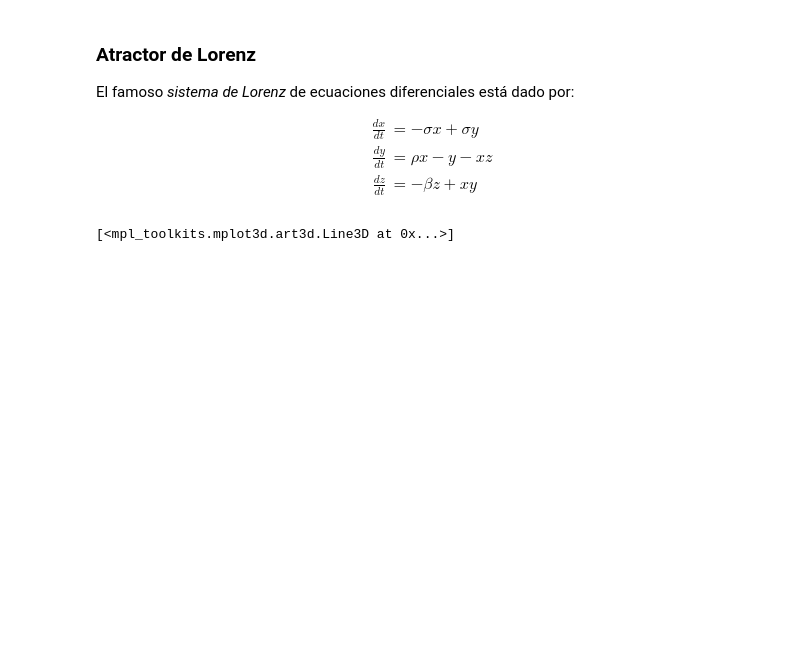
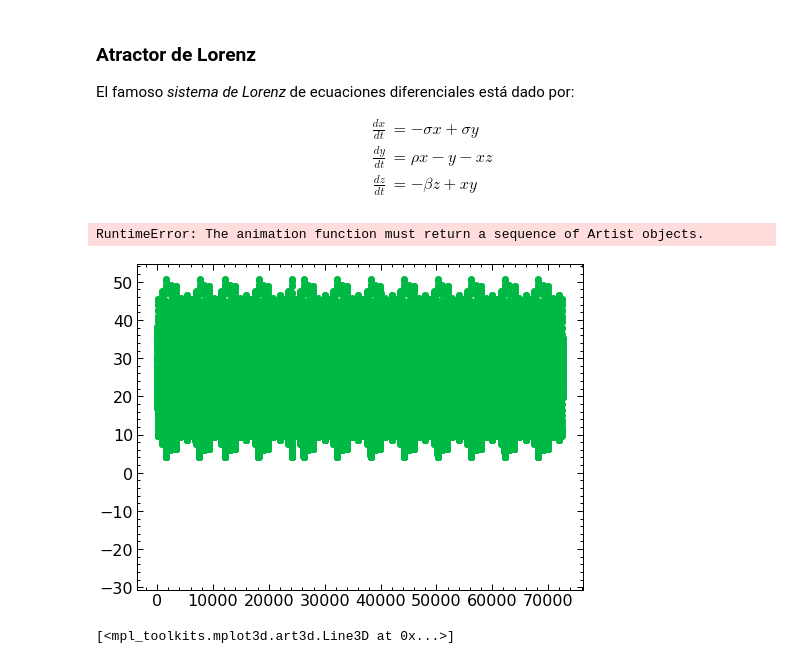
Before and after one commit to JherMik7/euler_Y_Euler_Mejorado, a Jupyter notebook: euler_y_euler_mejorado.ipynb, the cells around one changed output. Saved outputs shown, nothing was run; the diff lists cells and outputs as text; code cells hidden in the pictures; blank space fills up the shorter version.

```diff
--- a/euler_y_euler_mejorado.ipynb
+++ b/euler_y_euler_mejorado.ipynb
@@ -222,11 +222,22 @@ zs = [zo]
 dt = 0.01
 tiempo = np.arange(0,600+dt,dt)
 # %%
+import matplotlib.animation as FuncationAnimation
+
+
 for i in range(6000):
     x_derivada, y_derivada, z_derivada = lorenz(xs[i], ys[i], zs[i])
     xs.append(xs[i]+x_derivada*dt)
     ys.append(ys[i]+y_derivada*dt)
     zs.append(zs[i]+z_derivada*dt)
+
+fig, ax = plt.subplots()
+line = ax.plot(xs, ys, zs, 'o-')[0]
+
+anima = FuncationAnimation.FuncAnimation(fig, lambda i: line.set_data(xs[:i], ys[:i]), frames=len(xs), interval=1, blit=True)
+# %% [output]
+RuntimeError: The animation function must return a sequence of Artist objects.
+[figure, added]
 # %%
 from mpl_toolkits.mplot3d import Axes3D
 import matplotlib.animation as animation
```
